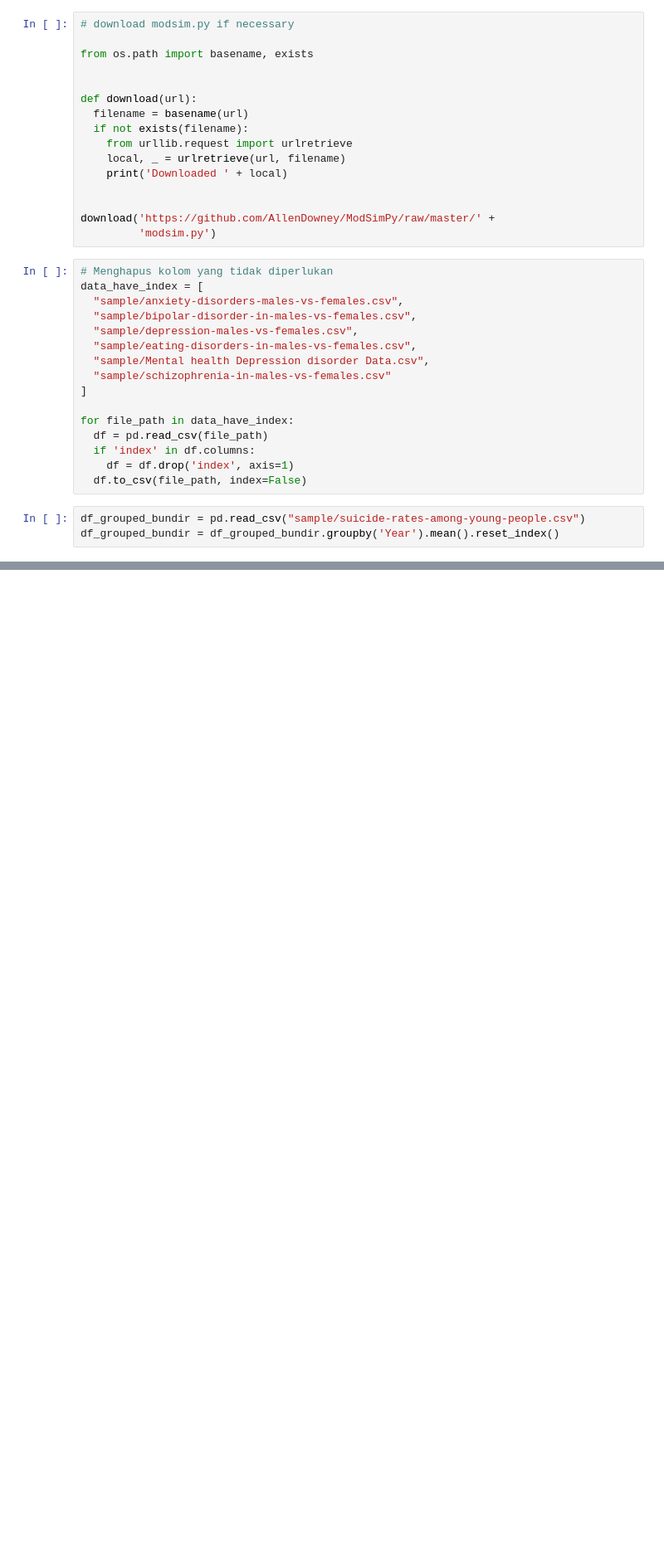
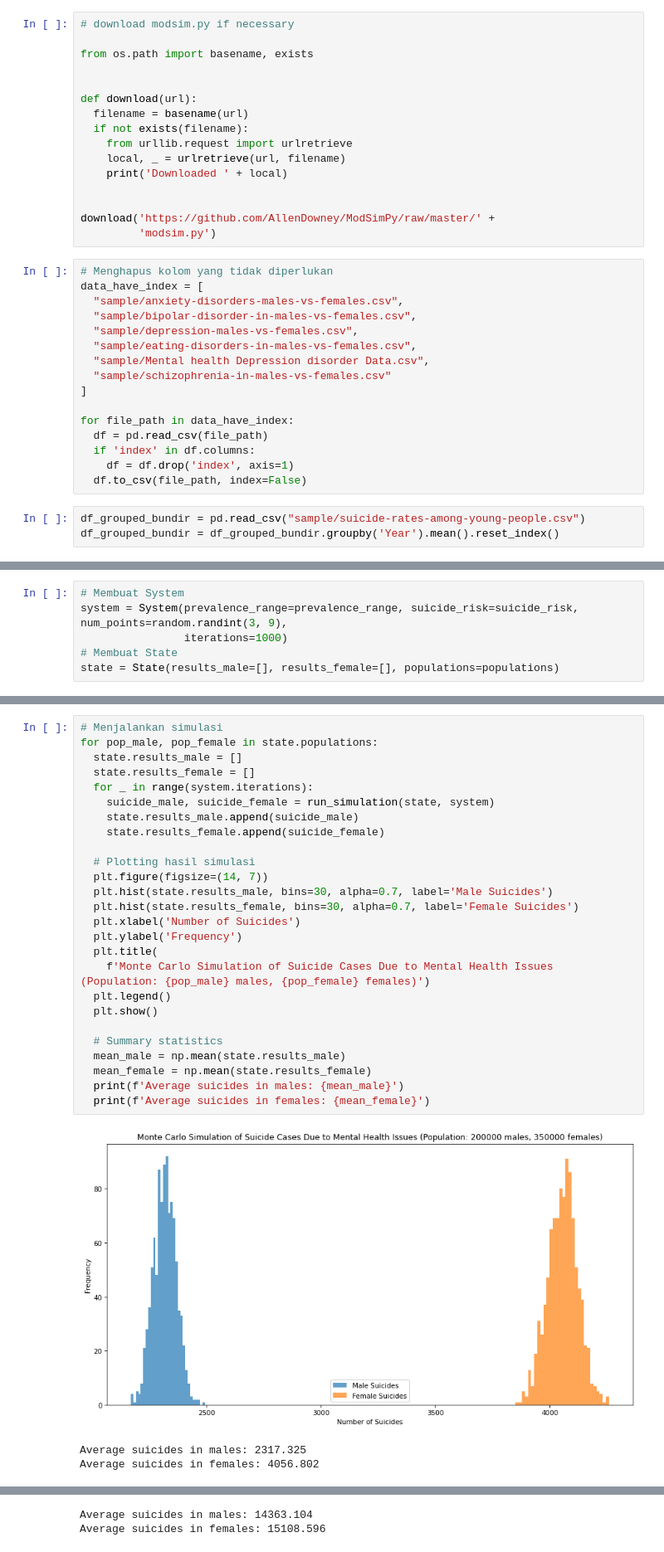
Before and after one commit to alirfanyasin/Modelling-Simulation, a Jupyter notebook: final_project_modsim.ipynb, the cells around one changed output, grey strips where cells are left out. Shown at 83% size. Drawn from its saved outputs; the diff is of its cells as text; blank space fills up the shorter version.

```diff
--- a/final_project_modsim.ipynb
+++ b/final_project_modsim.ipynb
@@ -260,0 +400,6 @@ for pop_male, pop_female in populations:
+# %%
+# Membuat System
+system = System(prevalence_range=prevalence_range, suicide_risk=suicide_risk, num_points=random.randint(3, 9),
+                iterations=1000)
+# Membuat State
+state = State(results_male=[], results_female=[], populations=populations)
@@ -260,0 +428,30 @@ for pop_male, pop_female in populations:
+# %%
+# Menjalankan simulasi
+for pop_male, pop_female in state.populations:
+  state.results_male = []
+  state.results_female = []
+  for _ in range(system.iterations):
+    suicide_male, suicide_female = run_simulation(state, system)
+    state.results_male.append(suicide_male)
+    state.results_female.append(suicide_female)
+
+  # Plotting hasil simulasi
+  plt.figure(figsize=(14, 7))
+  plt.hist(state.results_male, bins=30, alpha=0.7, label='Male Suicides')
+  plt.hist(state.results_female, bins=30, alpha=0.7, label='Female Suicides')
+  plt.xlabel('Number of Suicides')
+  plt.ylabel('Frequency')
+  plt.title(
+    f'Monte Carlo Simulation of Suicide Cases Due to Mental Health Issues (Population: {pop_male} males, {pop_female} females)')
+  plt.legend()
+  plt.show()
+
+  # Summary statistics
+  mean_male = np.mean(state.results_male)
+  mean_female = np.mean(state.results_female)
+  print(f'Average suicides in males: {mean_male}')
+  print(f'Average suicides in females: {mean_female}')
+# %% [output]
+[figure, added]
+Average suicides in males: 2317.325
+Average suicides in females: 4056.802
@@ -260,0 +459,2 @@ for pop_male, pop_female in populations:
+Average suicides in males: 14363.104
+Average suicides in females: 15108.596
```
Also changed, not shown: parts of 21 cells of this notebook.
